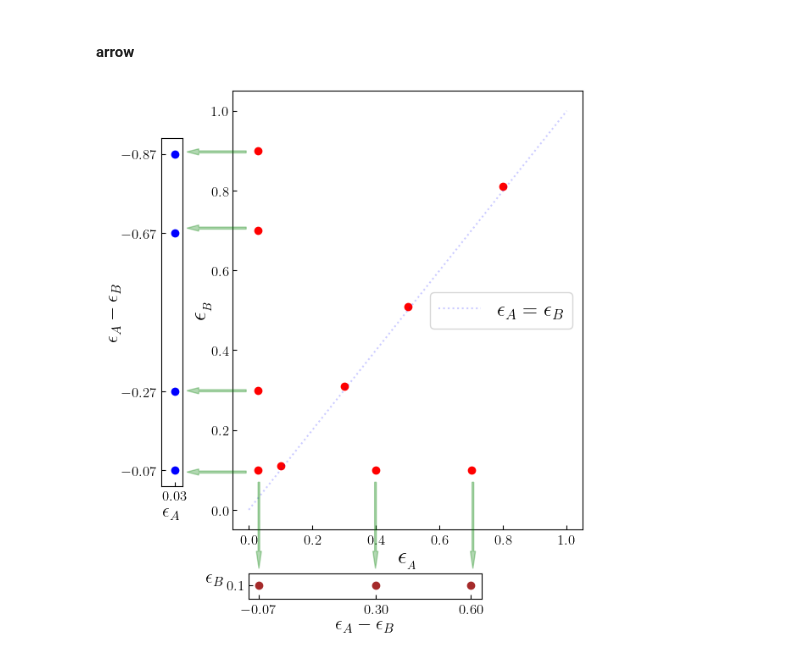
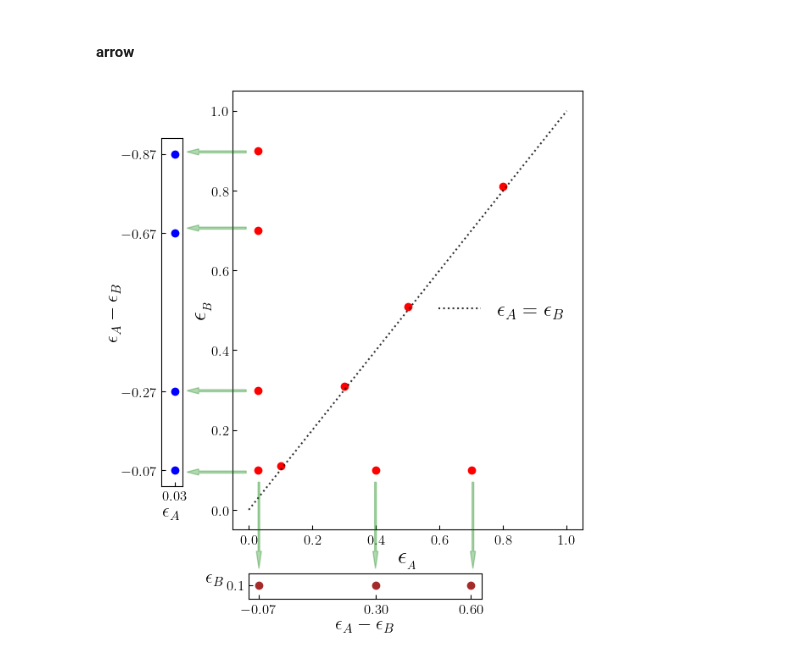
Before and after one commit to rahmahi/Chimera_Time_Crystal, a Jupyter notebook: codes/new_algo/regional_ea_eb/eaeb/eaeb_grid.ipynb, the cells around one changed output. Drawn from its saved outputs; the diff is of its cells as text; code cells hidden in the pictures.

```diff
--- a/codes/new_algo/regional_ea_eb/eaeb/eaeb_grid.ipynb
+++ b/codes/new_algo/regional_ea_eb/eaeb/eaeb_grid.ipynb
@@ -88,6 +88,7 @@ plt.show()
 # %% [markdown]
 #### arrow
 # %%
+%%time
 import matplotlib.pyplot as plt
 import numpy as np
 
@@ -108,12 +109,12 @@ ax_left = fig.add_axes([-0.03, 0.192, 0.05, 0.685])
 ax_bottom = fig.add_axes([0.175, -0.03, 0.55,  0.05])
 
 # Main plot
-ax_main.plot(x, y, color='blue', alpha=0.2, linestyle='dotted', label=r'$\epsilon_A = \epsilon_B$')
+ax_main.plot(x, y, color='black', alpha=0.8, linestyle='dotted', label=r'$\epsilon_A = \epsilon_B$')
 ax_main.scatter(ea, eb, color='red')
 ax_main.set_ylabel(r"$\epsilon_{_B}$", fontsize = 20, labelpad = 0)
 ax_main.set_xlabel(r"$\epsilon_{_A}$", fontsize = 20, labelpad = 0)
 ax_main.tick_params(which='both', axis='both', direction="in")
-ax_main.legend(loc=7, frameon=True, fontsize=18)
+ax_main.legend(loc=7, frameon=False, fontsize=18)
 
 # Left subplot
 ax_left.scatter(np.ones(4)*0.03, np.flip(ea[0:4]-eb[0:4]), color='blue')
@@ -134,31 +135,31 @@ ax_bottom.set_ylabel(r"$\epsilon_B$", labelpad = 10, fontsize=16, rotation = 0)
 ax_bottom.set_xlabel(r"$\epsilon_A-\epsilon_B$", labelpad = 0, fontsize=16)
 ax_bottom.yaxis.set_label_position('left')
 ax_bottom.set_ylim(-0.15, 0.3)
 ax_bottom.set_yticks([0.1])
 ax_bottom.set_xticks(bottom_xdata-bottom_ydata)
 ax_bottom.tick_params(axis='both', direction='in')
 
 # Add an arrow spanning across subplots
 arrow = plt.Arrow(0.17, 0.85, -0.14, 0.0, width=0.02, color='green', alpha = 0.3)
 fig.add_artist(arrow)
 arrow = plt.Arrow(0.17, 0.7, -0.14, 0.0, width=0.02, color='green', alpha = 0.3)
 fig.add_artist(arrow)
 arrow = plt.Arrow(0.17, 0.38, -0.14, 0.0, width=0.02, color='green', alpha = 0.3)
 fig.add_artist(arrow)
 arrow = plt.Arrow(0.17, 0.22, -0.14, 0.0, width=0.02, color='green', alpha = 0.3)
 fig.add_artist(arrow)
 
 arrow = plt.Arrow(0.2, .2, 0.0, -0.17, width=0.02, color='green', alpha = 0.3)
 fig.add_artist(arrow)
 arrow = plt.Arrow(0.475, .2, 0.0, -0.17, width=0.02, color='green', alpha = 0.3)
 fig.add_artist(arrow)
 arrow = plt.Arrow(0.705, .2, 0.0, -0.17, width=0.02, color='green', alpha = 0.3)
 fig.add_artist(arrow)
 # Adjust layout
 plt.tight_layout()
 
 # Save and show
 plt.savefig('eaeb_grid_with_subplots_right_bottom.svg', bbox_inches='tight', pad_inches=0.0, dpi=600)
 plt.show()
 # %% [output]
-[figure, old version]
+[figure, new version]
```
Also changed, not shown: parts of 1 cell of this notebook, 2 other files.
